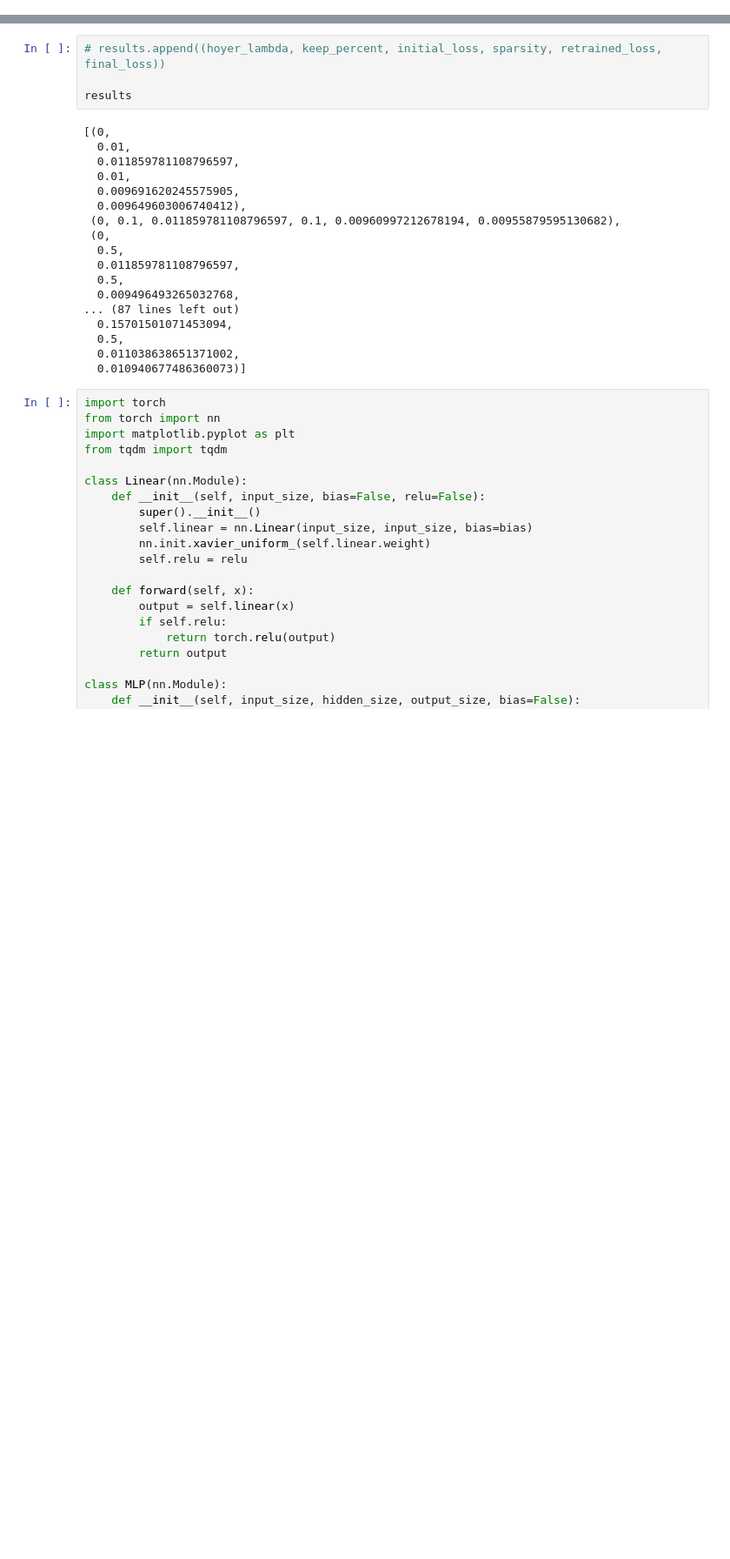
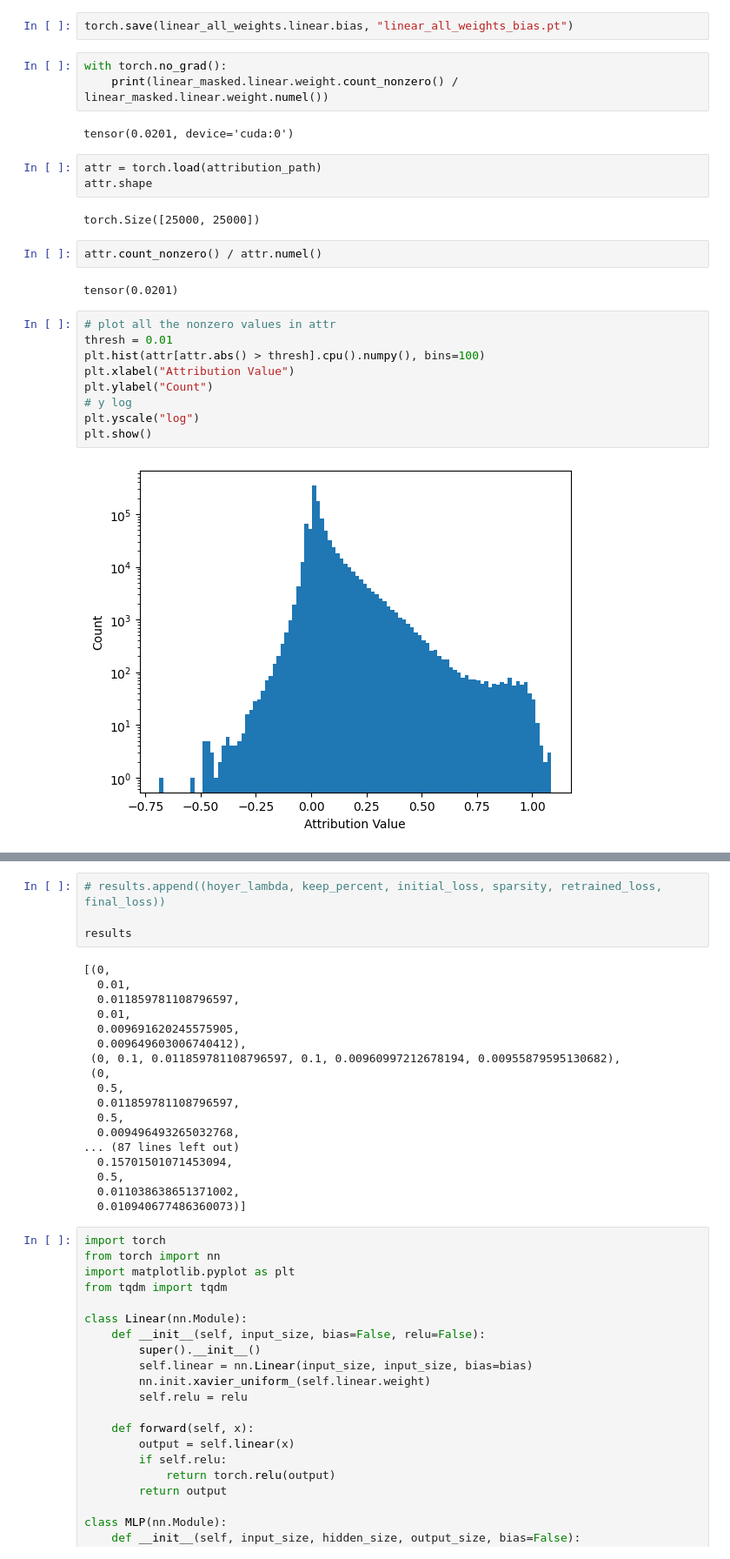
Before and after one commit to loganriggs/sae-circuits, a Jupyter notebook: notebooks/train_tiny_circuits.ipynb, the cells around one changed output, grey strips where cells are left out. Shown at 87% size. Drawn from its saved outputs; the diff is of its cells as text; blank space fills up the shorter version.

```diff
--- a/notebooks/train_tiny_circuits.ipynb
+++ b/notebooks/train_tiny_circuits.ipynb
@@ -114,0 +513,27 @@ class MLP(nn.Module):
+# %%
+torch.save(linear_all_weights.linear.bias, "linear_all_weights_bias.pt")
+# %%
+with torch.no_grad():
+    print(linear_masked.linear.weight.count_nonzero() / linear_masked.linear.weight.numel())
+# %% [output]
+tensor(0.0201, device='cuda:0')
+# %%
+attr = torch.load(attribution_path)
+attr.shape
+# %% [output]
+torch.Size([25000, 25000])
+# %%
+attr.count_nonzero() / attr.numel()
+# %% [output]
+tensor(0.0201)
+# %%
+# plot all the nonzero values in attr
+thresh = 0.01
+plt.hist(attr[attr.abs() > thresh].cpu().numpy(), bins=100)
+plt.xlabel("Attribution Value")
+plt.ylabel("Count")
+# y log
+plt.yscale("log")
+plt.show()
+# %% [output]
+[figure, added]
```
Also changed, not shown: parts of 36 cells of this notebook.
